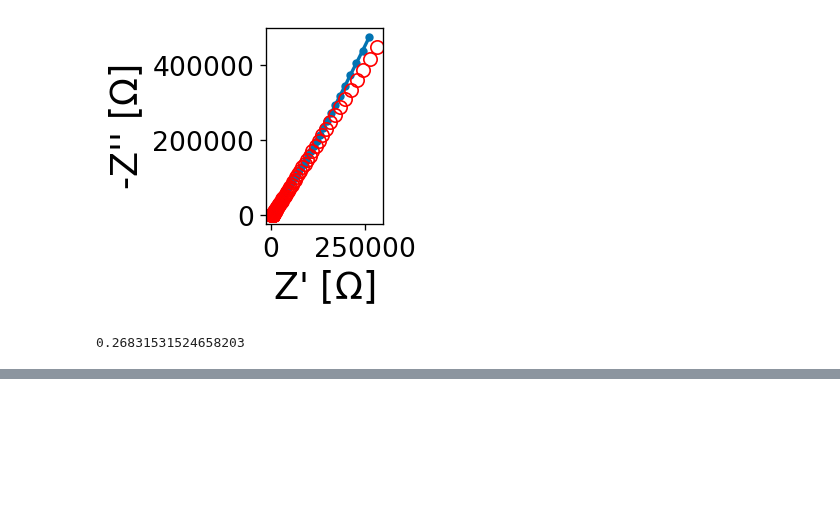
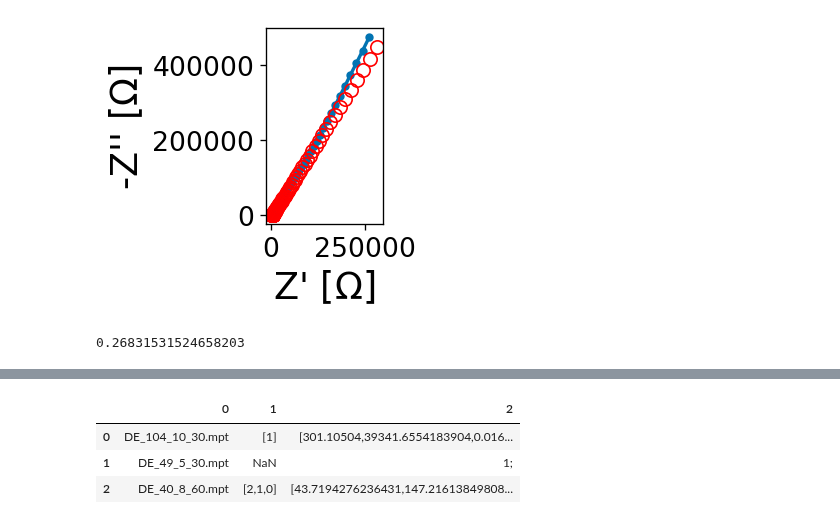
Before and after one commit to WildcatDiscovery/EIS_Manager, a Jupyter notebook: utils/test.ipynb, the cells around one changed output, grey strips where cells are left out. Cells and saved outputs as stored; diff of their text form; code cells hidden in the pictures; blank space fills up the shorter version.

```diff
--- a/utils/test.ipynb
+++ b/utils/test.ipynb
@@ -192,3 +191,10 @@ mpt.guesser()
 # %% [output]
 |  | file | fit_Rs | fit_R1 | fit_n1 | fit_fs1 | fit_Q1 | fit_R2 | fit_n2 | fit_fs2 | fit_Q2 | fit_Q3 | ... |
 | 0 | DE_104_1_30.mpt | 181.96932 | 416131.926091 | 0.436048 | NaN | 0.008894 | 6579.374933 | 0.750292 | NaN | 1.622312e-08 | 4.104669e-07 | ... |
+# %%
+pd.read_csv(r"C:\Users\cjang.WILDCAT\Desktop\eis\test", sep = " ", header = None)
+# %% [output]
+|  | 0 | 1 | 2 |
+| 0 | DE_104_10_30.mpt | [1] | [301.10504,39341.6554183904,0.016... |
+| 1 | DE_49_5_30.mpt | NaN | 1; |
+| 2 | DE_40_8_60.mpt | [2,1,0] | [43.7194276236431,147.21613849808... |
```
Also changed, not shown: parts of 2 cells of this notebook, 9 other files.
